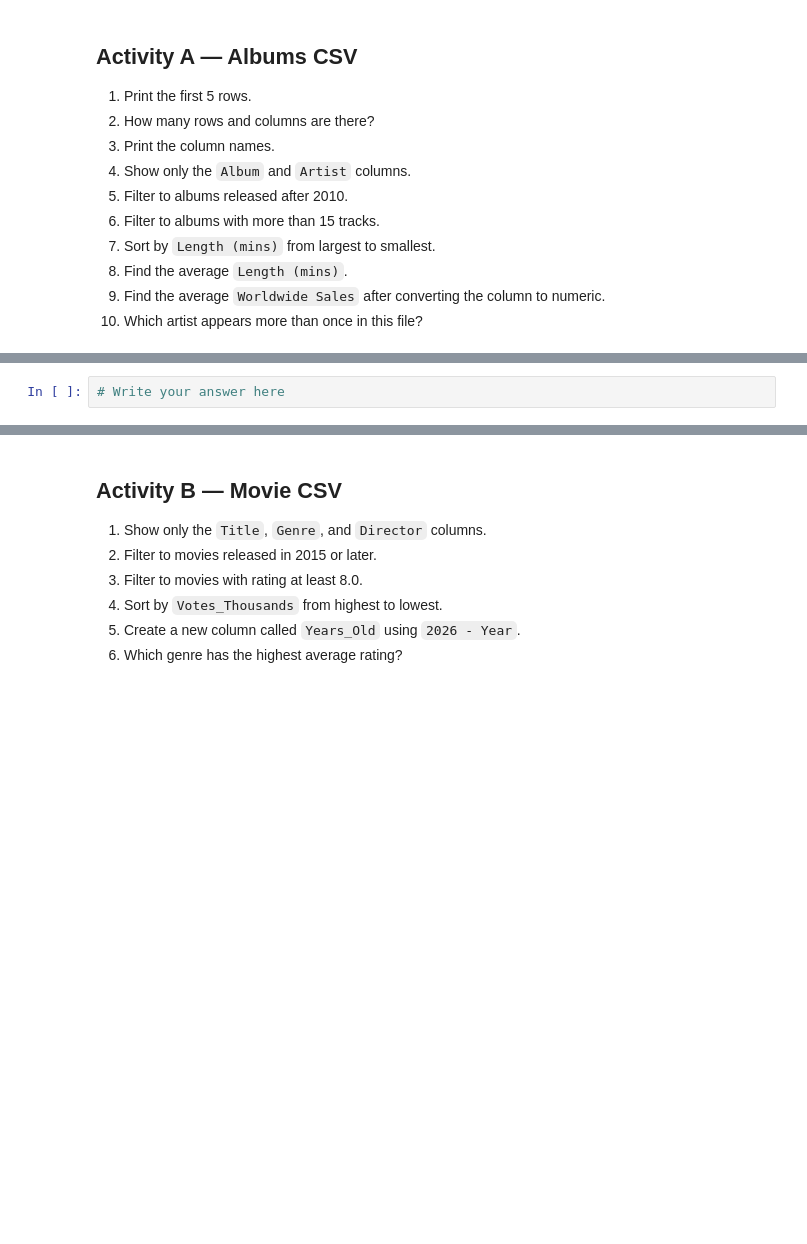
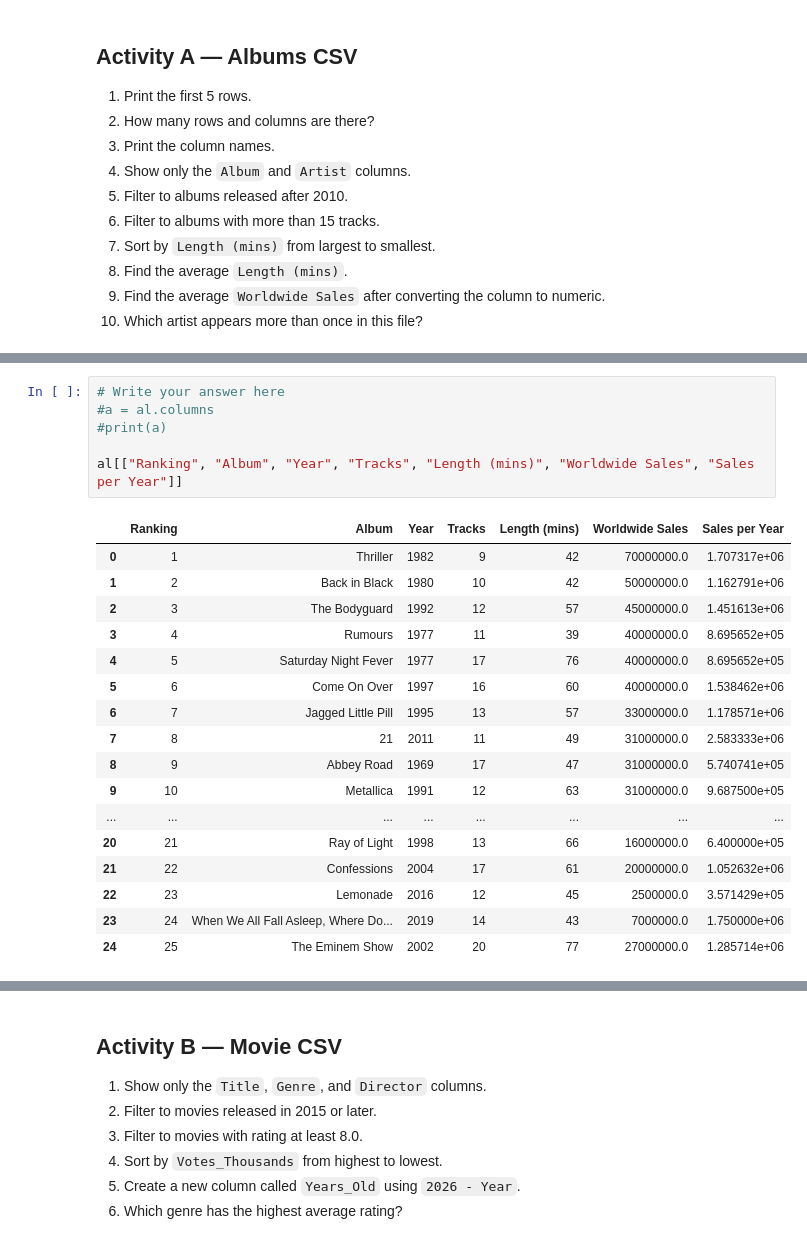
Before and after one commit to brogt-28/2026Spring, a Jupyter notebook: 20_intronumpy_pandas.ipynb, the cells around one changed output, grey strips where cells are left out. Cells and saved outputs as stored; diff of their text form; blank space fills up the shorter version.

```diff
--- a/20_intronumpy_pandas.ipynb
+++ b/20_intronumpy_pandas.ipynb
@@ -513,4 +510,26 @@ Try these on your own before checking answers.
 # %%
 # Write your answer here
+#a = al.columns
+#print(a)
+
+al[["Ranking", "Album", "Year", "Tracks", "Length (mins)", "Worldwide Sales", "Sales per Year"]]
+# %% [output]
+|  | Ranking | Album | Year | Tracks | Length (mins) | Worldwide Sales | Sales per Year |
+| 0 | 1 | Thriller | 1982 | 9 | 42 | 70000000.0 | 1.707317e+06 |
+| 1 | 2 | Back in Black | 1980 | 10 | 42 | 50000000.0 | 1.162791e+06 |
+| 2 | 3 | The Bodyguard | 1992 | 12 | 57 | 45000000.0 | 1.451613e+06 |
+| 3 | 4 | Rumours | 1977 | 11 | 39 | 40000000.0 | 8.695652e+05 |
+| 4 | 5 | Saturday Night Fever | 1977 | 17 | 76 | 40000000.0 | 8.695652e+05 |
+| 5 | 6 | Come On Over | 1997 | 16 | 60 | 40000000.0 | 1.538462e+06 |
+| 6 | 7 | Jagged Little Pill | 1995 | 13 | 57 | 33000000.0 | 1.178571e+06 |
+| 7 | 8 | 21 | 2011 | 11 | 49 | 31000000.0 | 2.583333e+06 |
+| 8 | 9 | Abbey Road | 1969 | 17 | 47 | 31000000.0 | 5.740741e+05 |
+| 9 | 10 | Metallica | 1991 | 12 | 63 | 31000000.0 | 9.687500e+05 |
+| ... | ... | ... | ... | ... | ... | ... | ... |
+| 20 | 21 | Ray of Light | 1998 | 13 | 66 | 16000000.0 | 6.400000e+05 |
+| 21 | 22 | Confessions | 2004 | 17 | 61 | 20000000.0 | 1.052632e+06 |
+| 22 | 23 | Lemonade | 2016 | 12 | 45 | 2500000.0 | 3.571429e+05 |
+| 23 | 24 | When We All Fall Asleep, Where Do... | 2019 | 14 | 43 | 7000000.0 | 1.750000e+06 |
+| 24 | 25 | The Eminem Show | 2002 | 20 | 77 | 27000000.0 | 1.285714e+06 |
 # %%
 # Write your answer here
```
Also changed, not shown: parts of 12 cells of this notebook, 8 other files.
